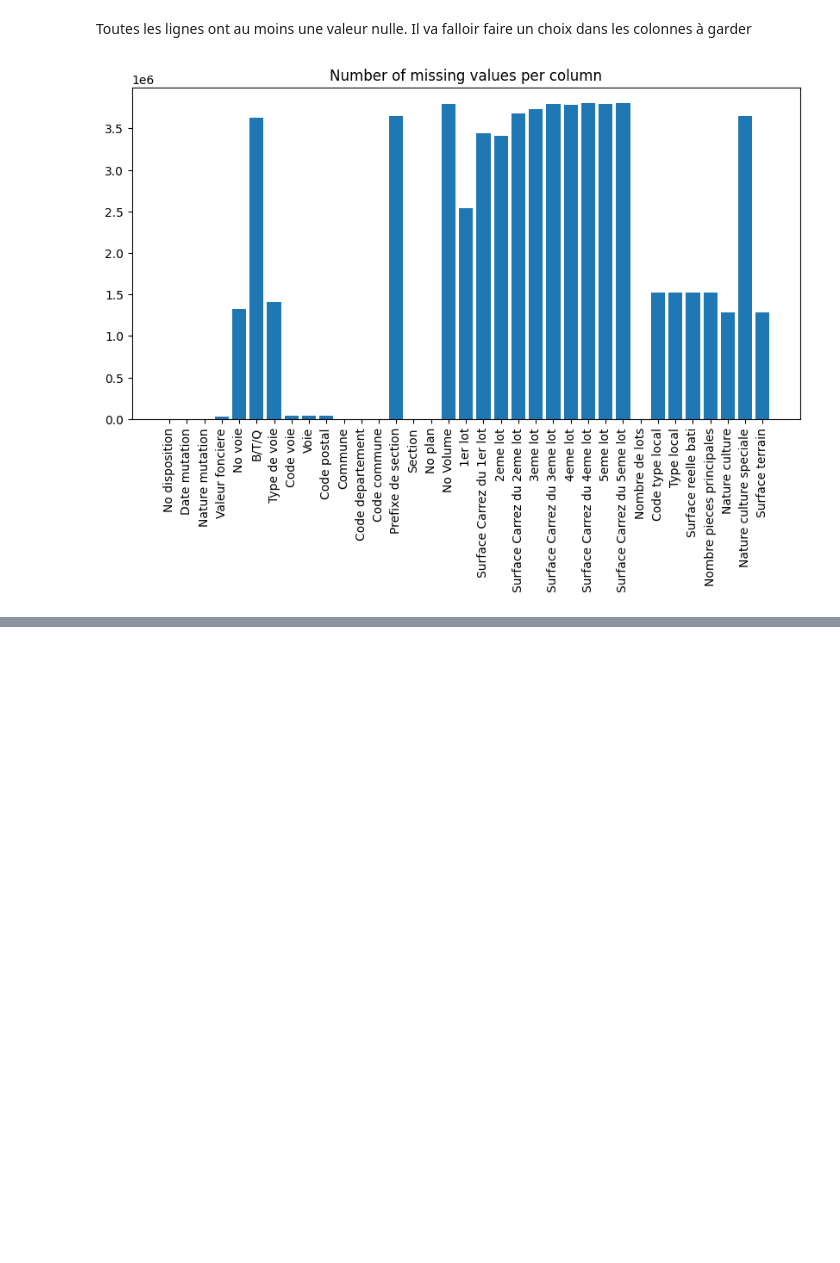
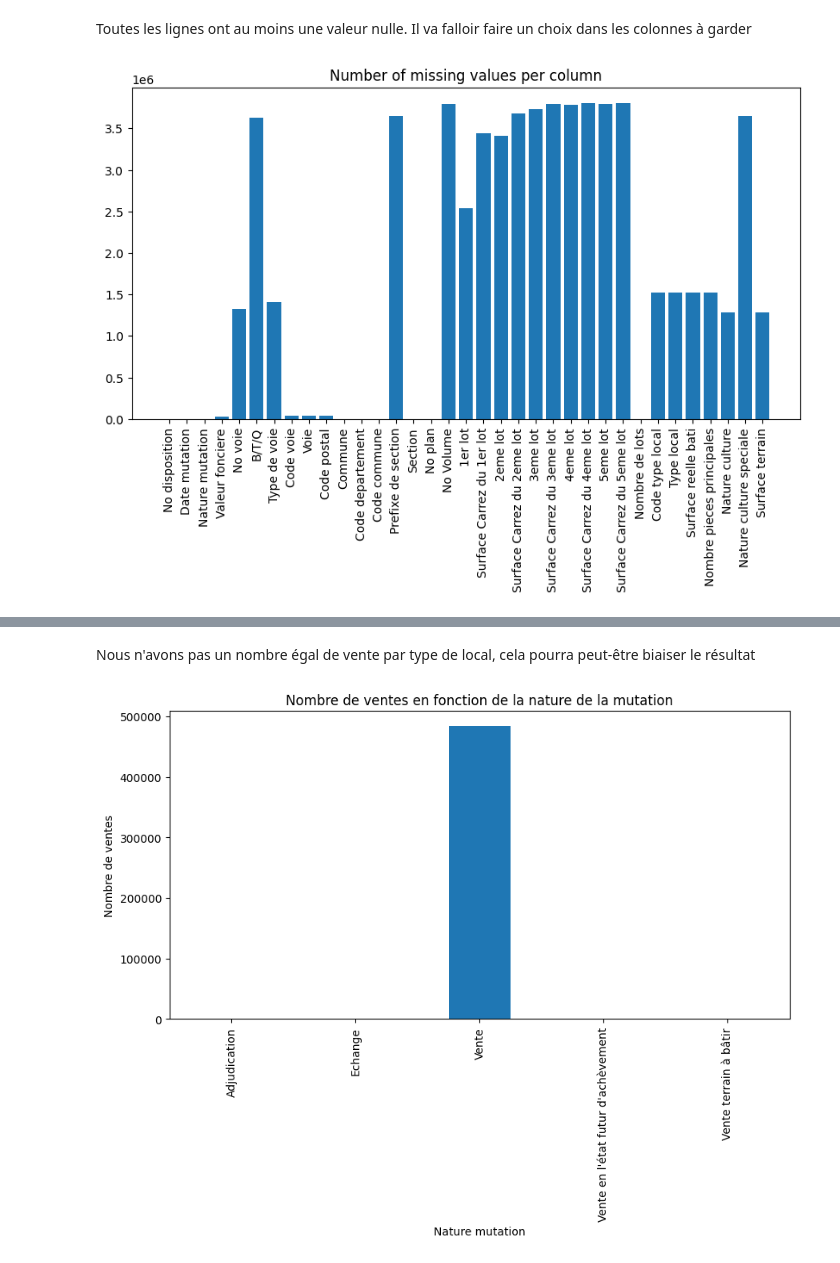
Before and after one commit to JZhg02/MasterCamp, a Jupyter notebook: nicolas.ipynb, the cells around one changed output, grey strips where cells are left out. Drawn from its saved outputs; the diff is of its cells as text; code cells hidden in the pictures; blank space fills up the shorter version.

```diff
--- a/nicolas.ipynb
+++ b/nicolas.ipynb
@@ -629,0 +176,12 @@ plt.show()
+# %% [markdown]
+Nous n'avons pas un nombre égal de vente par type de local, cela pourra peut-être biaiser le résultat
+# %%
+df.groupby('Nature mutation')['Valeur fonciere'].count().plot(kind='bar', figsize=(10, 5))
+plt.title('Nombre de ventes en fonction de la nature de la mutation')
+plt.xlabel('Nature mutation')
+plt.ylabel('Nombre de ventes')
+plt.show()
+
+df['Nature mutation'] = le.fit_transform(df['Nature mutation'])
+# %% [output]
+[figure, added]
```
Also changed, not shown: parts of 118 cells of this notebook.
